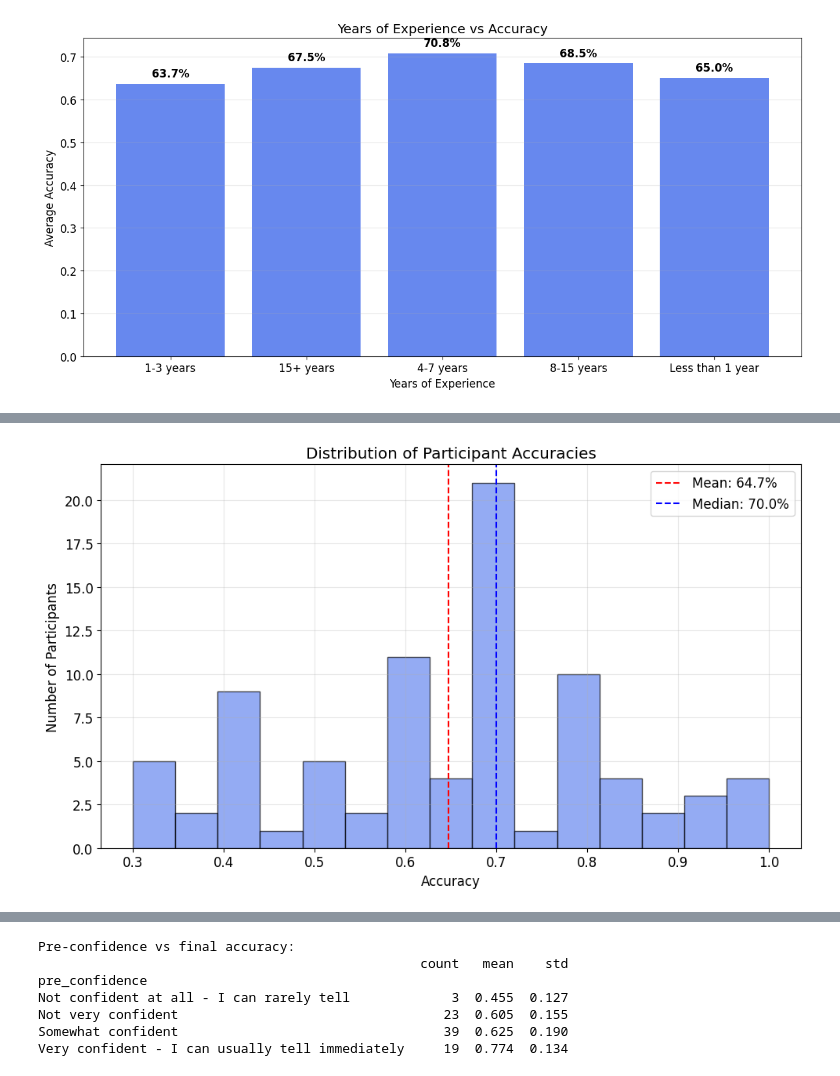
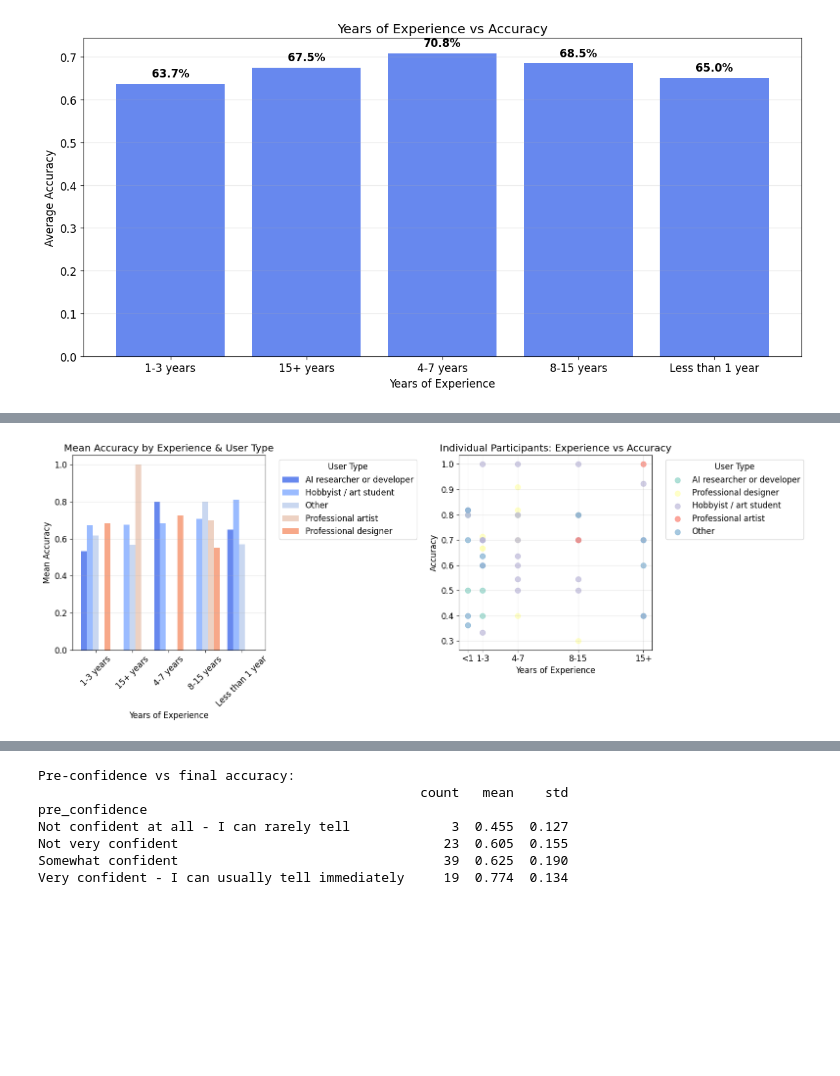
Before and after one commit to imanidris21/The-Detection-Game, a Jupyter notebook: Data_Analysis/Data_Analysis.ipynb, the cells around one changed output, grey strips where cells are left out. Drawn from its saved outputs; the diff is of its cells as text; code cells hidden in the pictures; blank space fills up the shorter version.

```diff
--- a/Data_Analysis/Data_Analysis.ipynb
+++ b/Data_Analysis/Data_Analysis.ipynb
@@ -436,17 +433,63 @@ plt.show()
-# %%
-# Participant Accuracy Distribution
-plt.figure(figsize=(10, 6))
-plt.hist(participants_clean['accuracy'], bins=15, alpha=0.7, edgecolor='black')
-plt.axvline(participant_acc_stats['mean'], color='red', linestyle='--',
-           label=f"Mean: {participant_acc_stats['mean']:.1%}")
-plt.axvline(participant_acc_stats['50%'], color='blue', linestyle='--',
-           label=f"Median: {participant_acc_stats['50%']:.1%}")
-plt.title('Distribution of Participant Accuracies')
-plt.xlabel('Accuracy')
-plt.ylabel('Number of Participants')
-plt.legend()
-plt.grid(True, alpha=0.3)
-plt.tight_layout()
-plt.show()
-# %% [output]
-[figure, old version]
+# %%
+# Years of Experience, User Type, and Accuracy Combined
+# This cell is generated by Claude AI assistant
+
+if 'years_experience' in participants_clean.columns and 'user_type' in participants_clean.columns:
+    # First, let's clean and convert experience to numeric for plotting
+    participants_plot = participants_clean.copy()
+
+    # Map experience categories to numeric values
+    exp_mapping = {
+        'Less than 1 year': 0.5,
+        '1-3 years': 2,
+        '4-7 years': 5.5,
+        '8-15 years': 11.5,
+        '15+ years': 18
+    }
+
+    participants_plot['exp_numeric'] = participants_plot['years_experience'].map(exp_mapping)
+
+    # Remove rows with NaN experience or user_type
+    participants_plot = participants_plot.dropna(subset=['exp_numeric', 'user_type', 'accuracy'])
+
+    fig, (ax1, ax2) = plt.subplots(1, 2, figsize=(16, 6))
+
+    # Plot 1: Grouped bar chart by experience and user type
+    exp_type_means = participants_plot.groupby(['years_experience', 'user_type'])['accuracy'].mean().unstack(fill_value=0)
+
+    exp_type_means.plot(kind='bar', ax=ax1, width=0.8)
+    ax1.set_title('Mean Accuracy by Experience & User Type')
+    ax1.set_xlabel('Years of Experience')
+    ax1.set_ylabel('Mean Accuracy')
+    ax1.legend(title='User Type', bbox_to_anchor=(1.05, 1), loc='upper left')
+    ax1.tick_params(axis='x', rotation=45)
+    ax1.grid(True, alpha=0.3, axis='y')
+
+    # Plot 2: Scatter plot with color coding (using numeric experience)
+    user_types = participants_plot['user_type'].unique()
+    colors = plt.cm.Set3(range(len(user_types)))
+
+    for i, user_type in enumerate(user_types):
+        subset = participants_plot[participants_plot['user_type'] == user_type]
+        ax2.scatter(subset['exp_numeric'], subset['accuracy'],
+                   c=[colors[i]], label=user_type, alpha=0.7, s=60)
+
+    ax2.set_title('Individual Participants: Experience vs Accuracy')
+    ax2.set_xlabel('Years of Experience')
+    ax2.set_ylabel('Accuracy')
+    ax2.set_xticks([0.5, 2, 5.5, 11.5, 18])
+    ax2.set_xticklabels(['<1', '1-3', '4-7', '8-15', '15+'])
+    ax2.legend(title='User Type', bbox_to_anchor=(1.05, 1), loc='upper left')
+    ax2.grid(True, alpha=0.3)
+
+    plt.tight_layout()
+    plt.show()
+
+    # Summary table
+    print("\nSummary Statistics:")
+    summary = participants_plot.groupby(['user_type', 'years_experience'])['accuracy'].agg(['count', 'median', 'mean']).round(3)
+    print(summary)
+else:
+    print("Required columns not available")
+# %% [output]
+[figure, added]
```
Also changed, not shown: parts of 13 cells of this notebook, 7 other files.
